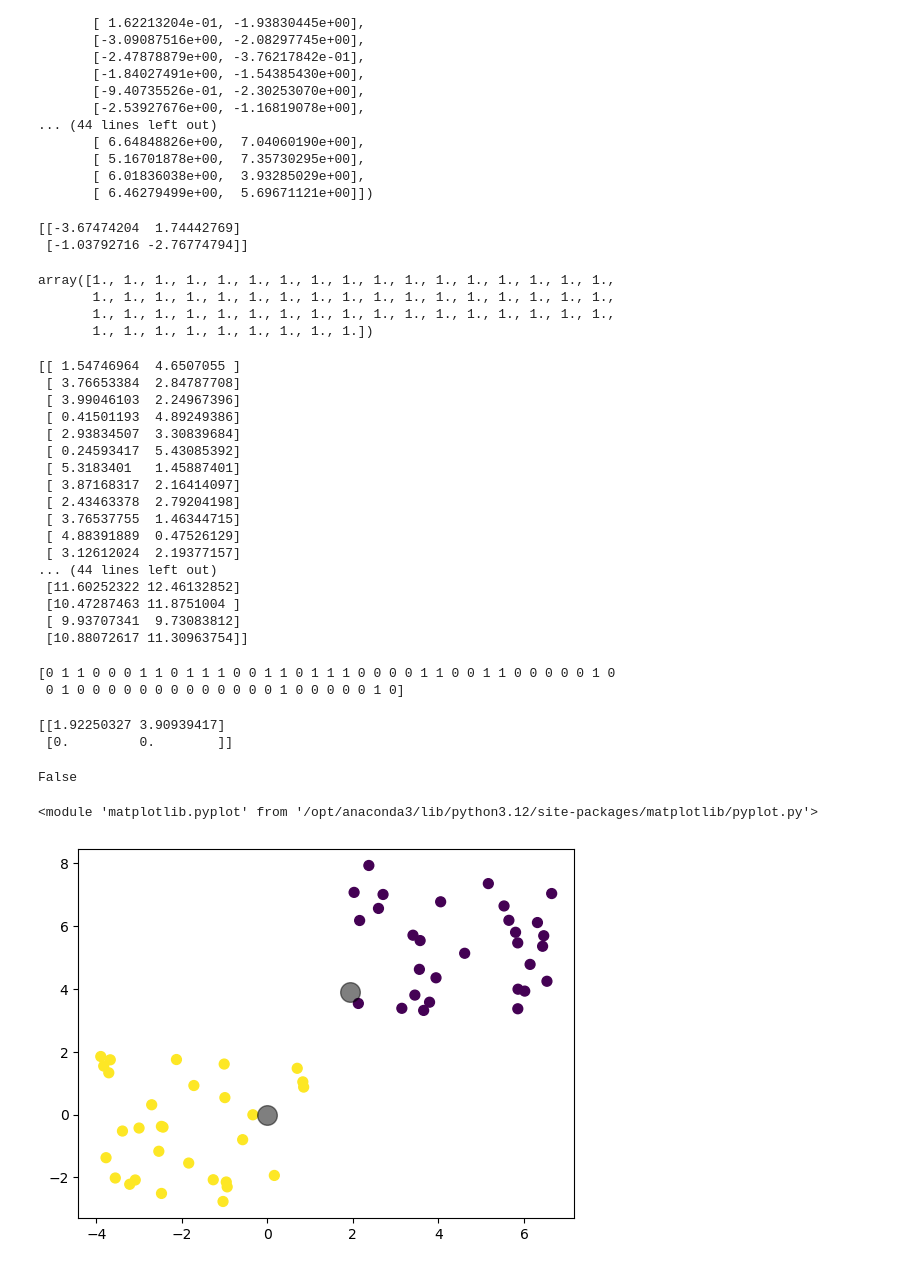
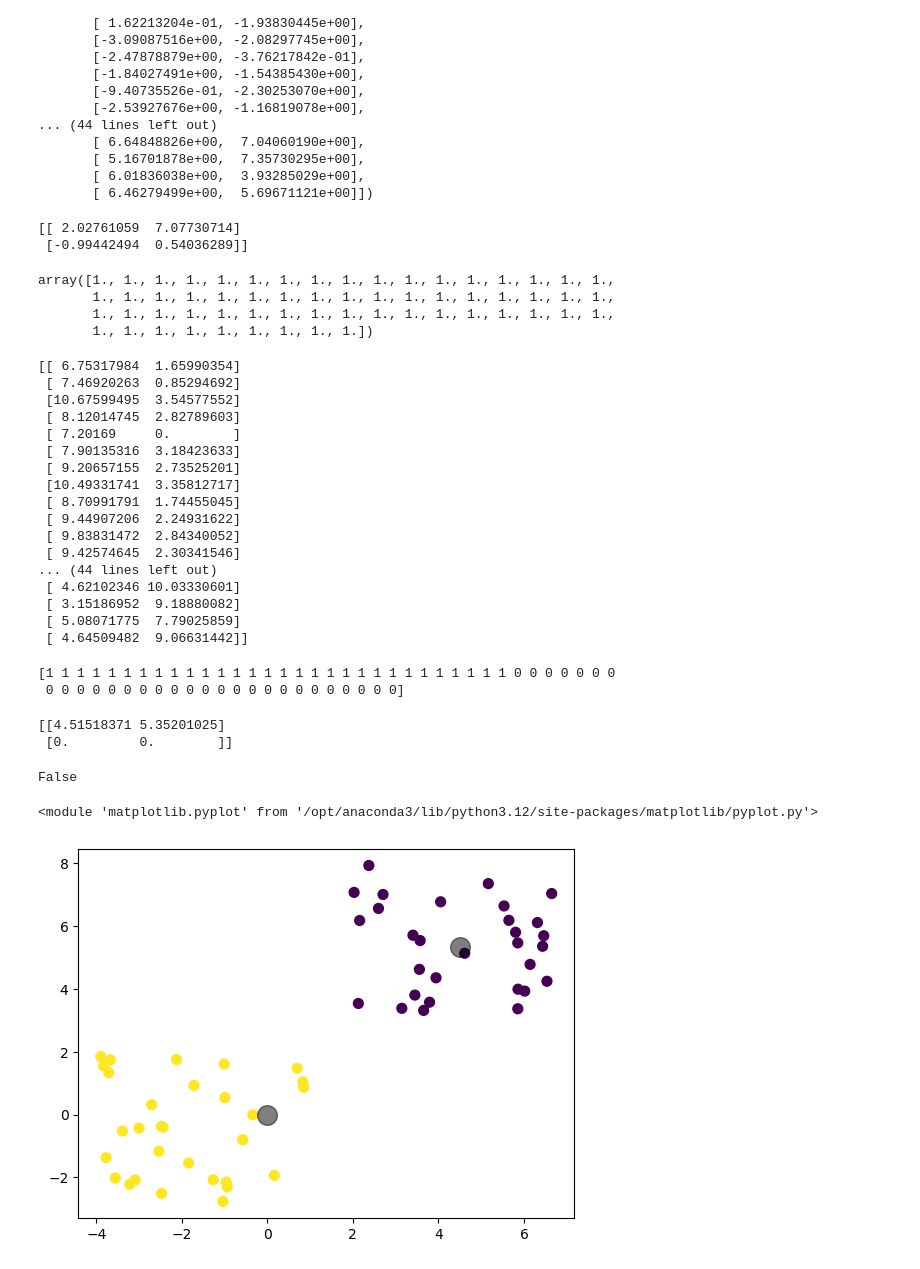
Before and after one commit to an-0u-sha/ccp_assignment, a Jupyter notebook: Assignment_23b2249.ipynb, the cells around one changed output. Cells and saved outputs as stored; diff of their text form; code cells hidden in the pictures.

```diff
--- a/Assignment_23b2249.ipynb
+++ b/Assignment_23b2249.ipynb
@@ -410,14 +410,15 @@ def initialize_centers(data, K, init_centers=None):
         centers = data[indices]
         return centers
     else:
-        return None
+        centers = init_centers
+        return centers
 
 k=2
 centers=initialize_centers(load_data(file_path),k)
 print(centers)
 # %% [output]
-[[-3.67474204  1.74442769]
- [-1.03792716 -2.76774794]]
+[[ 2.02761059  7.07730714]
+ [-0.99442494  0.54036289]]
 # %%
 ### TODO 2.2
 ### Initialize the labels to all ones to size (N,) where N is the number of data points
@@ -451,23 +452,23 @@ def compute_distances(data, centers):
 distances=compute_distances(load_data(file_path),centers)
 print(distances)
 # %% [output]
-[[ 1.54746964  4.6507055 ]
- [ 3.76653384  2.84787708]
- [ 3.99046103  2.24967396]
- [ 0.41501193  4.89249386]
- [ 2.93834507  3.30839684]
- [ 0.24593417  5.43085392]
- [ 5.3183401   1.45887401]
- [ 3.87168317  2.16414097]
- [ 2.43463378  2.79204198]
- [ 3.76537755  1.46344715]
- [ 4.88391889  0.47526129]
- [ 3.12612024  2.19377157]
+[[ 6.75317984  1.65990354]
+ [ 7.46920263  0.85294692]
+ [10.67599495  3.54577552]
+ [ 8.12014745  2.82789603]
+ [ 7.20169     0.        ]
+ [ 7.90135316  3.18423633]
+ [ 9.20657155  2.73525201]
+ [10.49331741  3.35812717]
+ [ 8.70991791  1.74455045]
+ [ 9.44907206  2.24931622]
+ [ 9.83831472  2.84340052]
+ [ 9.42574645  2.30341546]
 ... (44 lines left out)
- [11.60252322 12.46132852]
- [10.47287463 11.8751004 ]
- [ 9.93707341  9.73083812]
- [10.88072617 11.30963754]]
+ [ 4.62102346 10.03330601]
+ [ 3.15186952  9.18880082]
+ [ 5.08071775  7.79025859]
+ [ 4.64509482  9.06631442]]
 # %%
 ### TODO 3.2 : E step
 ### For Each data point, assign the label of the nearest center
@@ -481,8 +482,8 @@ def update_labels(distances):
 labels=update_labels(distances)
 print(labels)
 # %% [output]
-[0 1 1 0 0 0 1 1 0 1 1 1 0 0 1 1 0 1 1 1 0 0 0 0 1 1 0 0 1 1 0 0 0 0 0 1 0
- 0 1 0 0 0 0 0 0 0 0 0 0 0 0 0 1 0 0 0 0 0 1 0]
+[1 1 1 1 1 1 1 1 1 1 1 1 1 1 1 1 1 1 1 1 1 1 1 1 1 1 1 1 1 1 0 0 0 0 0 0 0
+ 0 0 0 0 0 0 0 0 0 0 0 0 0 0 0 0 0 0 0 0 0 0 0]
 # %%
 ### TODO 4 : M step
 ### Update the centers to the mean of the data points assigned to it
@@ -502,7 +503,7 @@ def update_centers(data, labels, K):
 updated_centers=update_centers(load_data(file_path),labels,2)
 print(updated_centers)
 # %% [output]
-[[1.92250327 3.90939417]
+[[4.51518371 5.35201025]
  [0.         0.        ]]
 # %%
 ### TODO 6 : Check convergence
@@ -550,28 +551,28 @@ def kmeans(data_path:str, K:int, init_centers):
 # %%
 ### TODO 7
 import matplotlib.pyplot as plt
 def visualise(data_path, labels, centers):
     data = load_data(data_path)
-
+    centers = update_centers(load_data(file_path),updated_labels,2)
     # Scatter plot of the data points
     plt.scatter(data[:, 0], data[:, 1], c=labels, s=50, cmap='viridis')
     plt.scatter(centers[:, 0], centers[:, 1], c='black', s=200, alpha=0.5)
 
     ### Set title as 'K-means clustering'
 
     ### Set xlabel as 'Longitude'
 
     ### Set ylabel as 'Latitude'
 
     ### Save the plot as 'kmeans.png'
 
 
     ## DO NOT CHANGE THE FOLLOWING LINE
     return plt
 visualise(file_path, updated_labels, updated_centers)
 # %% [output]
 <module 'matplotlib.pyplot' from '/opt/anaconda3/lib/python3.12/site-packages/matplotlib/pyplot.py'>
-[figure, old version]
+[figure, new version]
 # %%
 ### After you have completed the above functions, run the following code to generate the plot
 data_path = file_path
```
Also changed, not shown: parts of 2 cells of this notebook.
